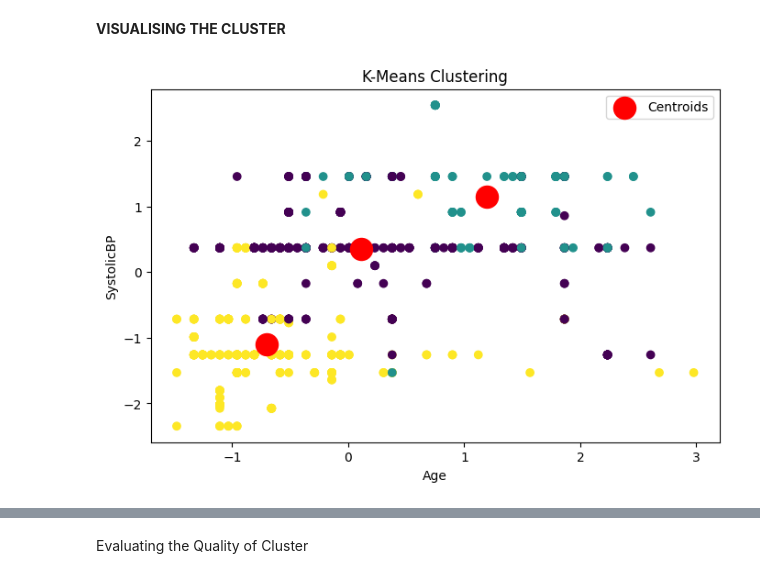
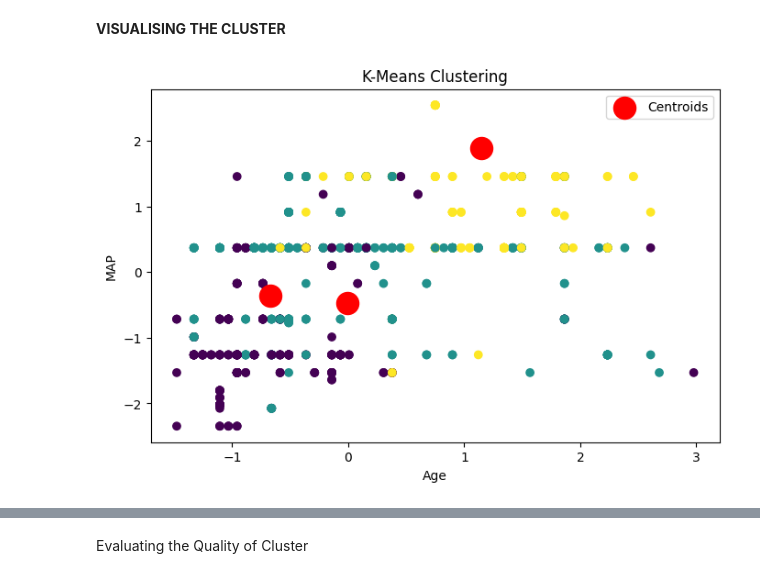
Before and after one commit to MotunrayoOye/learn-co-sandbox, a Jupyter notebook: Predicting_Pre_eclampsia.ipynb, the cells around one changed output, grey strips where cells are left out. Drawn from its saved outputs; the diff is of its cells as text; code cells hidden in the pictures.

```diff
--- a/Predicting_Pre_eclampsia.ipynb
+++ b/Predicting_Pre_eclampsia.ipynb
@@ -301,7 +302,7 @@ Mid Risk: 2
 ### 5.2. Standardizing Numerical Variables
 # %%
 #calling the numerical columns to be scaled
-numerical_columns = ['Age', 'SystolicBP', 'DiastolicBP', 'BS', 'BodyTemp', 'HeartRate']
+numerical_columns = ['Age',  'BS', 'BodyTemp', 'HeartRate', 'MAP']
 
 scaler = StandardScaler()
 preeclampsia_data[numerical_columns] = scaler.fit_transform(preeclampsia_data[numerical_columns])
@@ -500,13 +608,13 @@ preeclampsia_final['Cluster'] = y_kmeans
 **VISUALISING THE CLUSTER**
 # %%
 plt.figure(figsize=(8, 5))
-plt.scatter(X['Age'], X['SystolicBP'], c=y_kmeans, cmap='viridis', marker='o')
+plt.scatter(X['Age'], X['MAP'], c=y_kmeans, cmap='viridis', marker='o')
 plt.scatter(kmeans.cluster_centers_[:, 0], kmeans.cluster_centers_[:, 1], s=300, c='red', label='Centroids')
 plt.title('K-Means Clustering')
 plt.xlabel('Age')
-plt.ylabel('SystolicBP')
+plt.ylabel('MAP')
 plt.legend()
 plt.show()
 plt.show()
 # %% [output]
-[figure, old version]
+[figure, new version]
```
Also changed, not shown: parts of 33 cells of this notebook.
